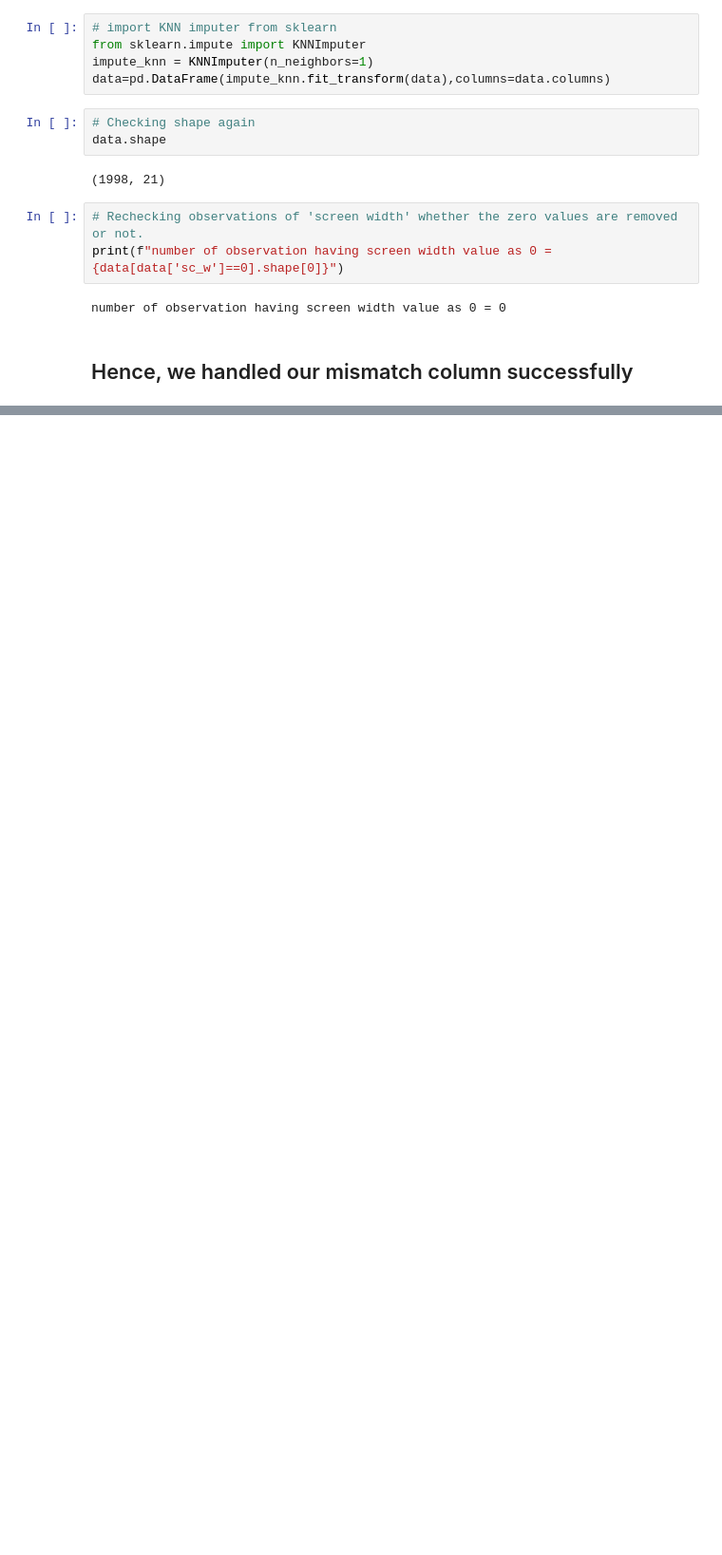
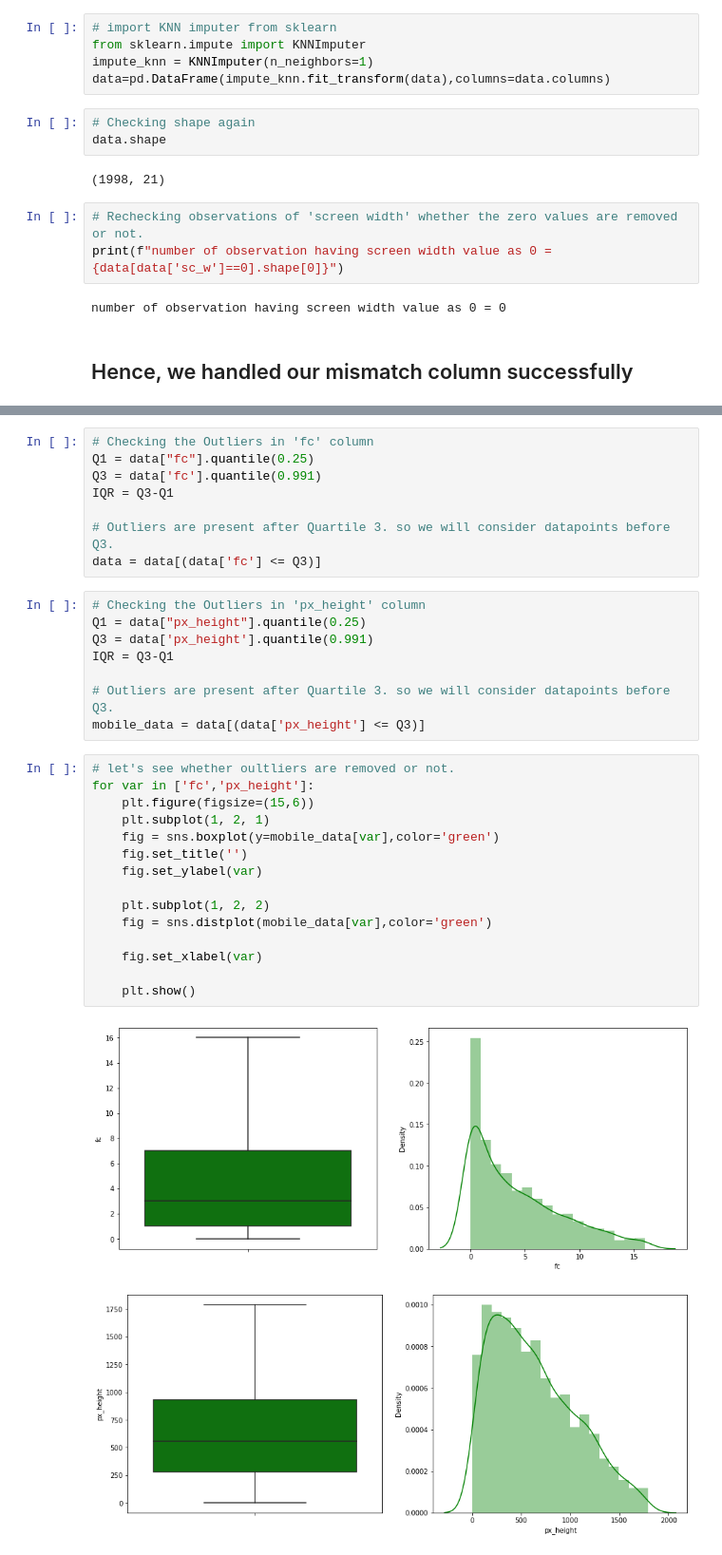
Before and after one commit to navinsambari123/Mobile-price-range-prediction, a Jupyter notebook: Github_Mobile_price_range_prediction.ipynb, the cells around one changed output, grey strips where cells are left out. Shown: that part at 95% size. Saved outputs shown, nothing was run; the diff lists cells and outputs as text; blank space fills up the shorter version.

```diff
--- a/Github_Mobile_price_range_prediction.ipynb
+++ b/Github_Mobile_price_range_prediction.ipynb
@@ -255,0 +262,34 @@ number of observation having screen width value as 0 = 0
+# %%
+# Checking the Outliers in 'fc' column
+Q1 = data["fc"].quantile(0.25)
+Q3 = data['fc'].quantile(0.991)
+IQR = Q3-Q1
+
+# Outliers are present after Quartile 3. so we will consider datapoints before Q3.
+data = data[(data['fc'] <= Q3)]
+# %%
+# Checking the Outliers in 'px_height' column
+Q1 = data["px_height"].quantile(0.25)
+Q3 = data['px_height'].quantile(0.991)
+IQR = Q3-Q1
+
+# Outliers are present after Quartile 3. so we will consider datapoints before Q3.
+mobile_data = data[(data['px_height'] <= Q3)]
+# %%
+# let's see whether oultliers are removed or not.
+for var in ['fc','px_height']:
+    plt.figure(figsize=(15,6))
+    plt.subplot(1, 2, 1)
+    fig = sns.boxplot(y=mobile_data[var],color='green')
+    fig.set_title('')
+    fig.set_ylabel(var)
+
+    plt.subplot(1, 2, 2)
+    fig = sns.distplot(mobile_data[var],color='green')
+
+    fig.set_xlabel(var)
+
+    plt.show()
+# %% [output]
+[figure, added]
+[figure, added]
```
Also changed, not shown: parts of 13 cells of this notebook.
